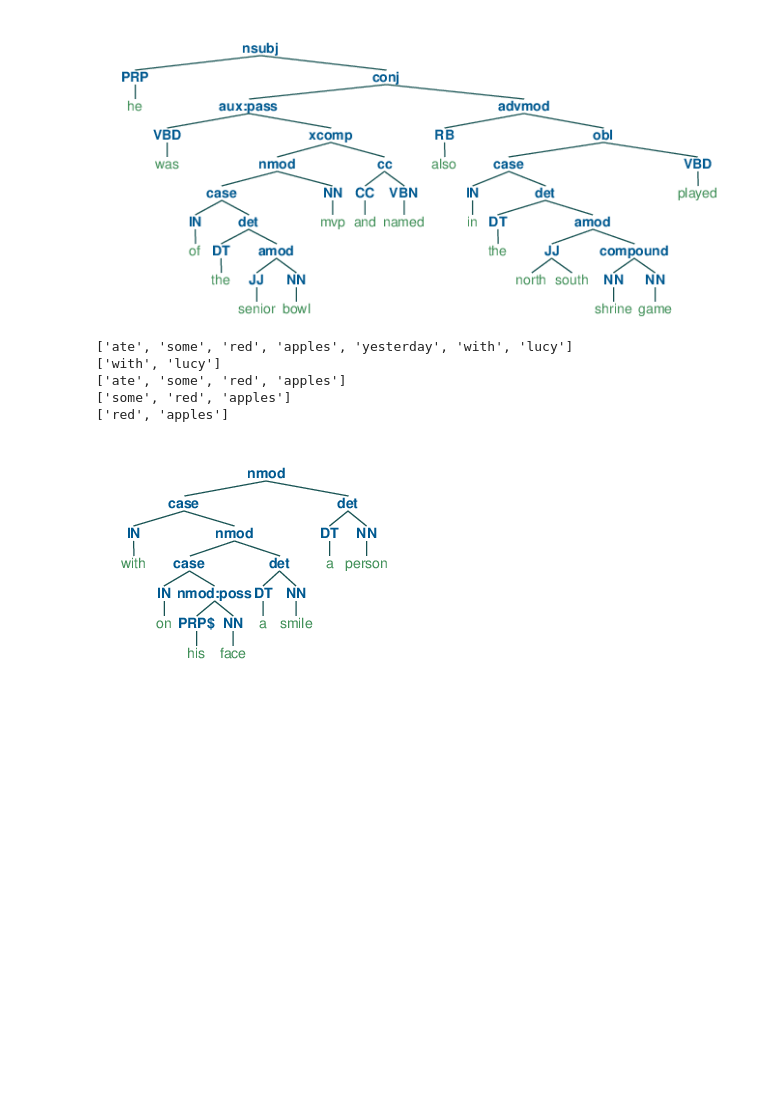
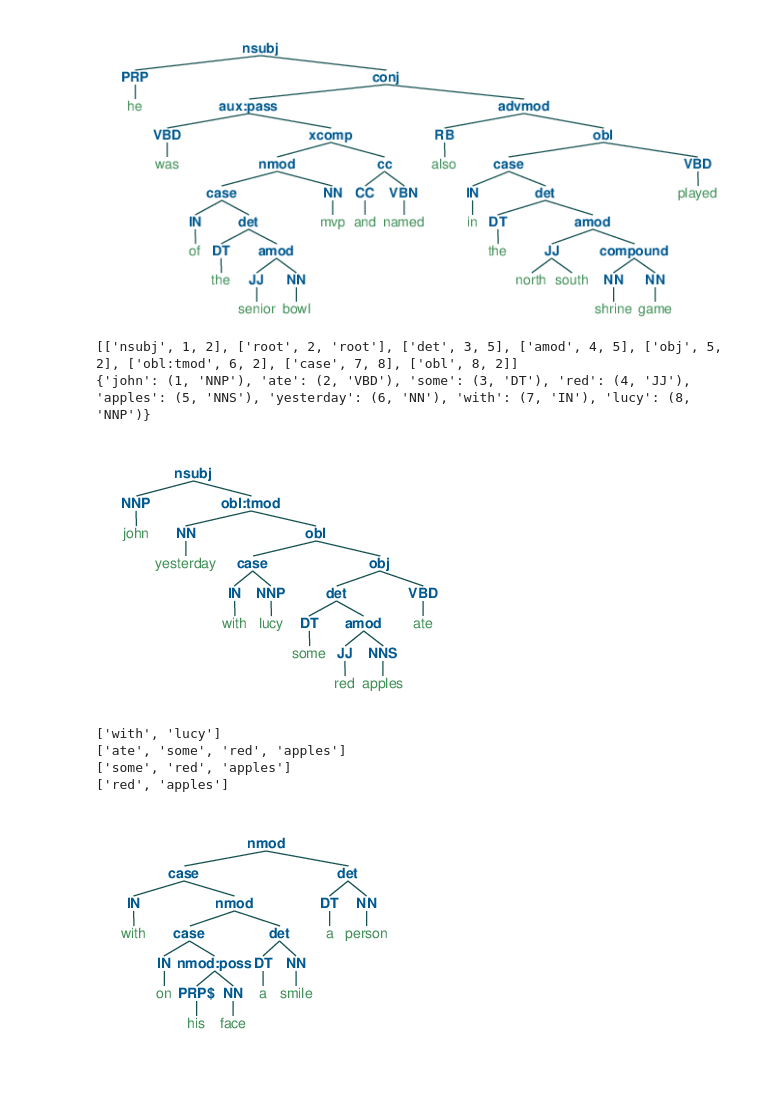
Before and after one commit to eric11eca/NeuralLog, a Jupyter notebook: src/syntactic_variation.ipynb, the cells around one changed output. Drawn from its saved outputs; the diff is of its cells as text; code cells hidden in the pictures; blank space fills up the shorter version.

```diff
--- a/src/syntactic_variation.ipynb
+++ b/src/syntactic_variation.ipynb
@@ -92,27 +92,36 @@ jupyter_draw_nltk_tree(btreeViz)
 # %%
 phrase_tags = ["nsubj", "xcomp", "obj", "csubj", "acl", "advcl", "acl:relcl", "advmod", "amod", "det", "nmod","case"]
 
 def collect_phrases(tree, phrases):
     if tree.val in phrase_tags and not tree.is_root:
         phrases.append(tree.copy())
     if tree.left.is_tree:
         collect_phrases(tree.left, phrases)
     if tree.right.is_tree:
         collect_phrases(tree.right, phrases)
 
+pipeline = PolarizationPipeline()
+
 sentence = "John ate some red apples yesterday with Lucy"
 parsed, replaced = dependency_parse(sentence, pipeline.parser)
+print(parsed[0])
+print(parsed[1])
 binary_dep, relation = pipeline.run_binarization(parsed, replaced, sentence)
 phrases = []
+sexpression = pipeline.postprocess(binary_dep, replaced).replace("[", "(").replace("]",")")
+btreeViz = Tree.fromstring(sexpression)
+jupyter_draw_nltk_tree(btreeViz)
 collect_phrases(binary_dep, phrases)
 for tree in phrases:
     print([x[0] for x in list(tree.sorted_leaves().popkeys())])
 # %% [output]
-['ate', 'some', 'red', 'apples', 'yesterday', 'with', 'lucy']
-['with', 'lucy']
-['ate', 'some', 'red', 'apples']
-['some', 'red', 'apples']
-['red', 'apples']
+[['nsubj', 1, 2], ['root', 2, 'root'], ['det', 3, 5], ['amod', 4, 5], ['obj', 5, 2], ['obl:tmod', 6, 2], ['case', 7, 8], ['obl', 8, 2]]
+{'john': (1, 'NNP'), 'ate': (2, 'VBD'), 'some': (3, 'DT'), 'red': (4, 'JJ'), 'apples': (5, 'NNS'), 'yesterday': (6, 'NN'), 'with': (7, 'IN'), 'lucy': (8, 'NNP')}
+[figure, added]
+['with', 'lucy']
+['ate', 'some', 'red', 'apples']
+['some', 'red', 'apples']
+['red', 'apples']
 # %%
 sentence = "A person with a smile on his face"
 parsed, replaced = dependency_parse(sentence, pipeline.parser)
```
Also changed, not shown: parts of 3 cells of this notebook, 3 other files.
